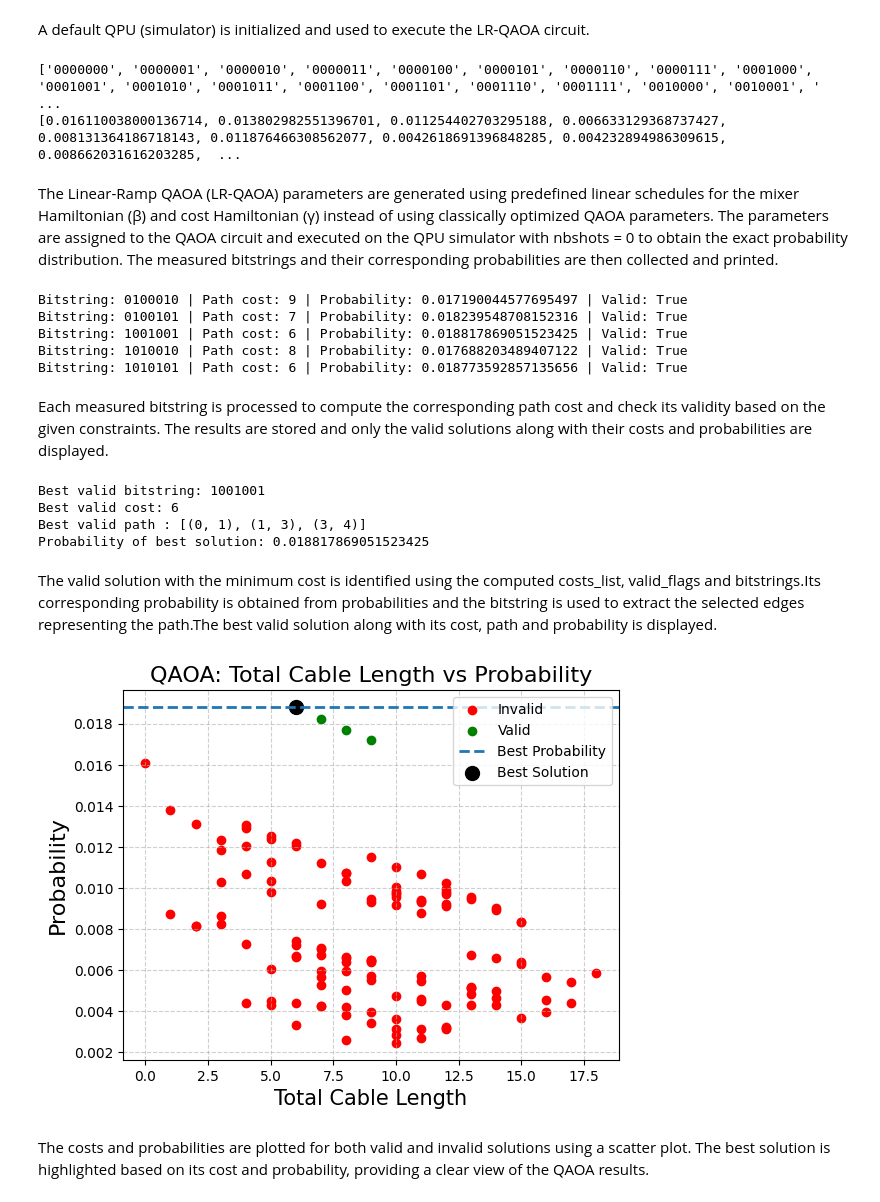
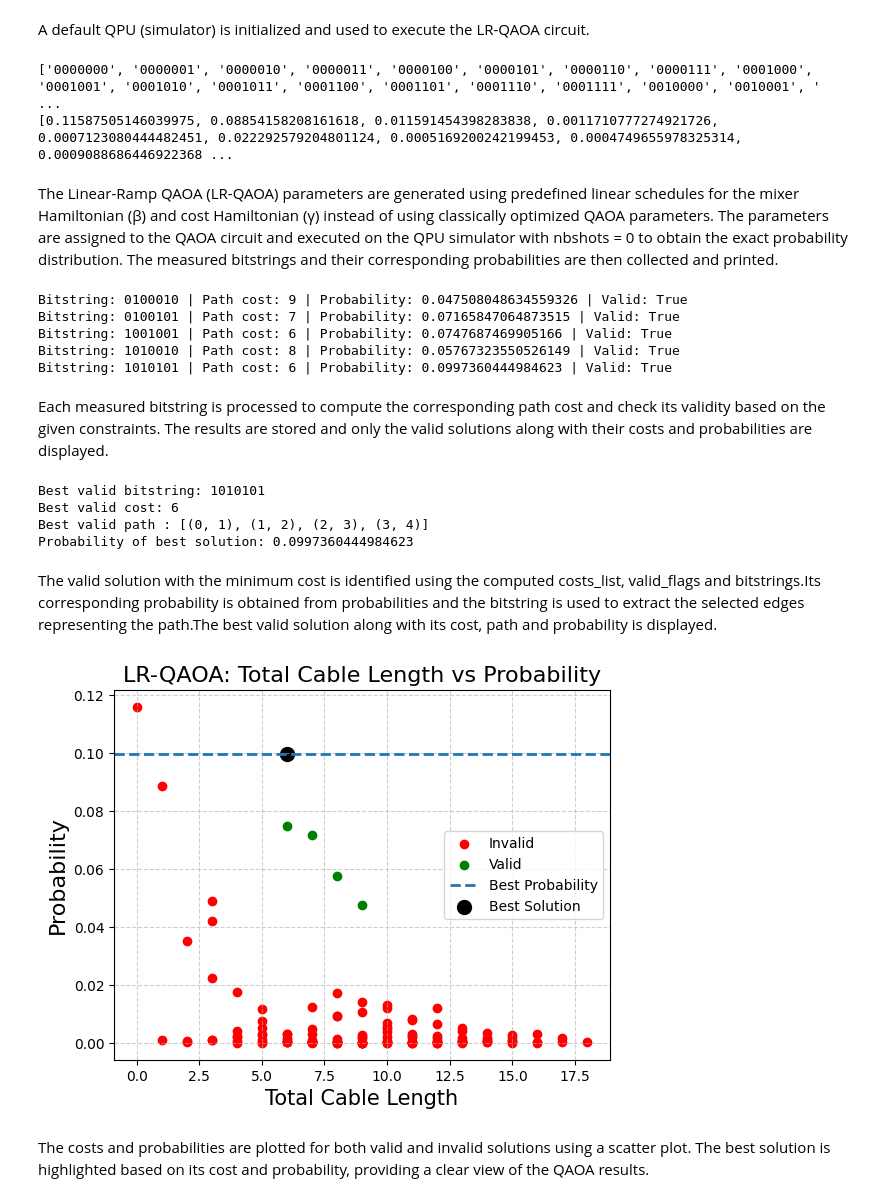
Before and after one commit to snehaesther/qubo, a Jupyter notebook: qaoa_notebook/qaoa_prob_cost.ipynb, the cells around one changed output. Cells and saved outputs as stored; diff of their text form; code cells hidden in the pictures.

Commit message:
Update QAOA Implementations

```diff
--- a/qaoa_notebook/qaoa_prob_cost.ipynb
+++ b/qaoa_notebook/qaoa_prob_cost.ipynb
@@ -76,5 +76,14 @@ circuit = job.circuit
 
 # Display circuit
 circuit.display()
+
+num_gates = len(circuit.ops)
+print("Number of gates:", num_gates)
+
+# Print gates used in the circuit
+print("\nGates used in the circuit:")
+
+for i, op in enumerate(circuit.ops):
+    print(f"Gate {i+1}: {op}")
 # %% [output]
 [interactive output not drawn]
@@ -81,6 +107,6 @@ circuit.display()
 # %%
 # Create QAOA job (8 layers)
-job = qubo.qaoa_job(8,False)
+job = qubo.qaoa_job(6,False)
 circuit = job.circuit
 
 # Display circuit
@@ -99,11 +125,11 @@ A default QPU (simulator) is initialized and used to execute the LR-QAOA circuit
 #result = qpu.submit(job)
 #param_map = result.parameter_map
 # Linear-ramp schedule parameters
-delta_beta = 0.1
-delta_gamma = -0.1
+delta_beta = 0.5
+delta_gamma = -0.5
 
 # Generate fixed LR-QAOA parameters
-param_map = linear_ramp_parameters(8, delta_beta, delta_gamma)
+param_map = linear_ramp_parameters(6, delta_beta, delta_gamma)
 #print(param_map)
 
 bitstrings, probabilities, final_result = execute_qaoa_and_get_results(circuit, qpu, param_map, Q,nbshots=0)
@@ -111,7 +137,7 @@ print(bitstrings)
 print(probabilities)
 # %% [output]
 ['0000000', '0000001', '0000010', '0000011', '0000100', '0000101', '0000110', '0000111', '0001000', '0001001', '0001010', '0001011', '0001100', '0001101', '0001110', '0001111', '0010000', '0010001', ' ...
-[0.016110038000136714, 0.013802982551396701, 0.011254402703295188, 0.006633129368737427, 0.008131364186718143, 0.011876466308562077, 0.0042618691396848285, 0.004232894986309615, 0.008662031616203285,  ...
+[0.11587505146039975, 0.08854158208161618, 0.011591454398283838, 0.0011710777274921726, 0.0007123080444482451, 0.022292579204801124, 0.0005169200242199453, 0.0004749655978325314, 0.0009088686446922368 ...
 # %% [markdown]
 The Linear-Ramp QAOA (LR-QAOA) parameters are generated using predefined linear schedules for the mixer Hamiltonian (β) and cost Hamiltonian (γ) instead of using classically optimized QAOA parameters. The parameters are assigned to the QAOA circuit and executed on the QPU simulator with nbshots = 0 to obtain the exact probability distribution. The measured bitstrings and their corresponding probabilities are then collected and printed.
 # %%
@@ -141,11 +167,11 @@ for b, c, v, p in zip(bitstrings, costs_list, valid_flags,probabilities):
   if v:
     print("Bitstring:", b, "| Path cost:", c,"| Probability:", p,"| Valid:",v)
 # %% [output]
-Bitstring: 0100010 | Path cost: 9 | Probability: 0.017190044577695497 | Valid: True
-Bitstring: 0100101 | Path cost: 7 | Probability: 0.018239548708152316 | Valid: True
-Bitstring: 1001001 | Path cost: 6 | Probability: 0.018817869051523425 | Valid: True
-Bitstring: 1010010 | Path cost: 8 | Probability: 0.017688203489407122 | Valid: True
-Bitstring: 1010101 | Path cost: 6 | Probability: 0.018773592857135656 | Valid: True
+Bitstring: 0100010 | Path cost: 9 | Probability: 0.047508048634559326 | Valid: True
+Bitstring: 0100101 | Path cost: 7 | Probability: 0.07165847064873515 | Valid: True
+Bitstring: 1001001 | Path cost: 6 | Probability: 0.0747687469905166 | Valid: True
+Bitstring: 1010010 | Path cost: 8 | Probability: 0.05767323550526149 | Valid: True
+Bitstring: 1010101 | Path cost: 6 | Probability: 0.0997360444984623 | Valid: True
 # %% [markdown]
 Each measured bitstring is processed to compute the corresponding path cost and check its validity based on the given constraints. The results are stored and only the valid solutions along with their costs and probabilities are displayed.
 # %%
@@ -178,43 +204,43 @@ else:
 
 print("Probability of best solution:", best_prob)
 # %% [output]
-Best valid bitstring: 1001001
+Best valid bitstring: 1010101
 Best valid cost: 6
-Best valid path : [(0, 1), (1, 3), (3, 4)]
-Probability of best solution: 0.018817869051523425
+Best valid path : [(0, 1), (1, 2), (2, 3), (3, 4)]
+Probability of best solution: 0.0997360444984623
 # %% [markdown]
 The valid solution with the minimum cost is identified using the computed costs_list, valid_flags and bitstrings.Its corresponding probability is obtained from probabilities and the bitstring is used to extract the selected edges representing the path.The best valid solution along with its cost, path and probability is displayed.
 # %%
 import matplotlib.pyplot as plt
 
 # valid
 valid_x = [c for c, v in zip(costs_list, valid_flags) if v]
 valid_y = [p for p, v in zip(probabilities, valid_flags) if v]
 
 # invalid
 invalid_x = [c for c, v in zip(costs_list, valid_flags) if not v]
 invalid_y = [p for p, v in zip(probabilities, valid_flags) if not v]
 
 # Plot
 plt.scatter(invalid_x, invalid_y, color='red', label='Invalid')
 plt.scatter(valid_x, valid_y, color='green', label='Valid')
 
 
 # mark best probability
 if best_prob is not None:
     plt.axhline(y=best_prob, linestyle='--', linewidth=2, label='Best Probability')
 
 # Plot the optimal solution point
     plt.scatter(best_cost, best_prob, s=100, color='black', label='Best Solution')
 
 plt.xlabel("Total Cable Length", fontsize=15)
 plt.ylabel("Probability", fontsize=16)
-plt.title("QAOA: Total Cable Length vs Probability", fontsize=16)
+plt.title("LR-QAOA: Total Cable Length vs Probability", fontsize=16)
 
 plt.legend()
 plt.grid(True, linestyle='--', alpha=0.6)
 plt.show()
 # %% [output]
-[figure, old version]
+[figure, new version]
 # %% [markdown]
 The costs and probabilities are plotted for both valid and invalid solutions using a scatter plot. The best solution is highlighted based on its cost and probability, providing a clear view of the QAOA results.
```
Also changed, not shown: parts of 1 cell of this notebook, 1 other file.
